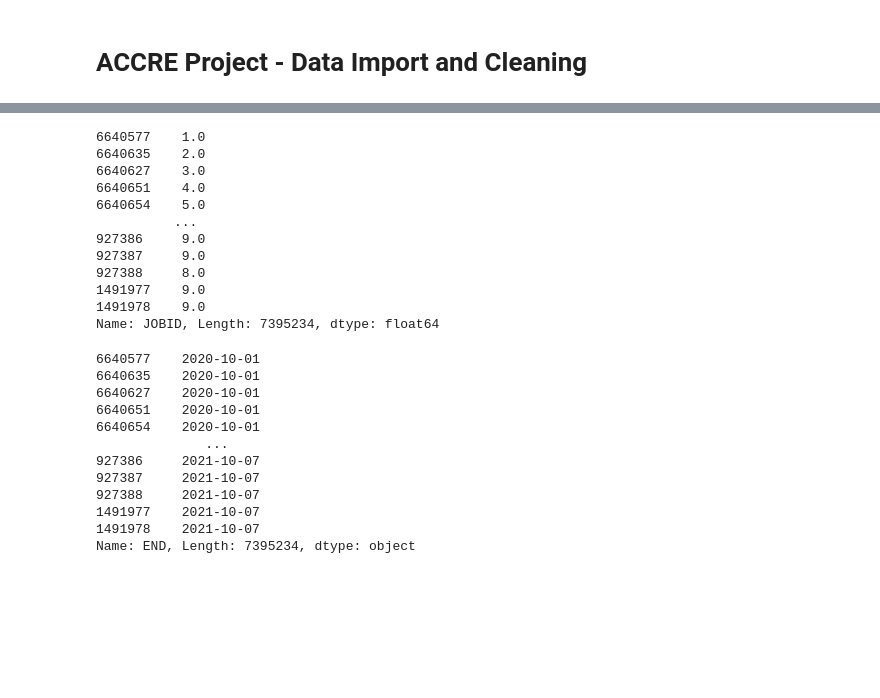
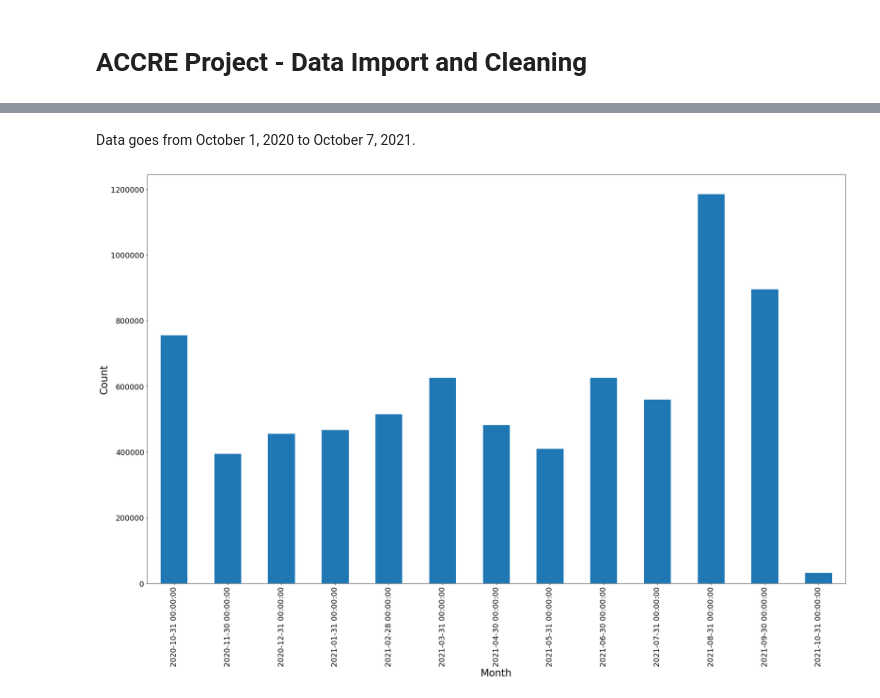
Before and after one commit to nss-data-science-cohort-5/accre-red-skittles, a Jupyter notebook: notebooks/Data Import and Cleaning.ipynb, the cells around one changed output, grey strips where cells are left out. Saved outputs shown, nothing was run; the diff lists cells and outputs as text; code cells hidden in the pictures; blank space fills up the shorter version.

Commit message:
Started cleaning the dataframe per the agreements made in class. Have charts for amount of ended jobs for the entire year, highest month, and the hours with the highest month.

```diff
--- a/notebooks/Data Import and Cleaning.ipynb
+++ b/notebooks/Data Import and Cleaning.ipynb
@@ -6,2 +8,3 @@ import matplotlib.pyplot as plt
 # %%
-accre = pd.read_csv("../data/fullsample.csv")
+# Read in fullsample.csv as a dataframe
+jobs = pd.read_csv("../data/fullsample.csv")
@@ -45,30 +11,33 @@ accre
-# %%
-accre[accre['END'].notnull()].rolling('1h', on = 'END')['JOBID'].count()
-# %% [output]
-6640577    1.0
-6640635    2.0
-6640627    3.0
-6640651    4.0
-6640654    5.0
-          ...
-927386     9.0
-927387     9.0
-927388     8.0
-1491977    9.0
-1491978    9.0
-Name: JOBID, Length: 7395234, dtype: float64
-# %%
-accre[accre['END'].notnull()]['END'].dt.date
-# %% [output]
-6640577    2020-10-01
-6640635    2020-10-01
-6640627    2020-10-01
-6640651    2020-10-01
-6640654    2020-10-01
-              ...
-927386     2021-10-07
-927387     2021-10-07
-927388     2021-10-07
-1491977    2021-10-07
-1491978    2021-10-07
-Name: END, Length: 7395234, dtype: object
+# %%
+# Convert BEGIN and END columns to datetime type
+jobs['BEGIN'] = pd.to_datetime(jobs['BEGIN'], errors='coerce')
+jobs['END'] = pd.to_datetime(jobs['END'], errors='coerce')
+
+# Drop all columns with null type in BEGIN or END columns
+jobs = jobs.dropna(subset=['BEGIN', 'END'])
+
+# Calculate length of jobs and assign in new column JOBLENGTH
+jobs['JOBLENGTH'] = jobs['END'] - jobs['BEGIN']
+
+# Convert REQTIME and USEDTIME columns to timedelta type
+jobs['REQTIME'] = pd.to_timedelta(jobs['REQTIME'])
+jobs['USEDTIME'] = pd.to_timedelta(jobs['USEDTIME'])
+
+# Convert REQMEM column to total memory required and total memory
+#for index in jobs.index:
+
+    #if
+#jobs['REQMEMTOT'] = (required memory(per node or core))*(nodes or cores)
+#jobs['REQMEMPERCORE'] = REQMEMTOT/CPUS
+# %% [markdown]
+Data goes from October 1, 2020 to October 7, 2021.
+# %%
+fig, ax = plt.subplots(figsize=(30,18))
+jobs.groupby(pd.Grouper(key='END',freq='M')).count()['JOBID'].plot(kind='bar')
+plt.xlabel('Month', fontsize=24)
+plt.ylabel('Count', fontsize=24);
+plt.xticks(fontsize=18)
+plt.yticks(fontsize=18)
+ax.get_yaxis().get_major_formatter().set_scientific(False)
+# %% [output]
+[figure, added]
```
Also changed, not shown: parts of 8 cells of this notebook.
